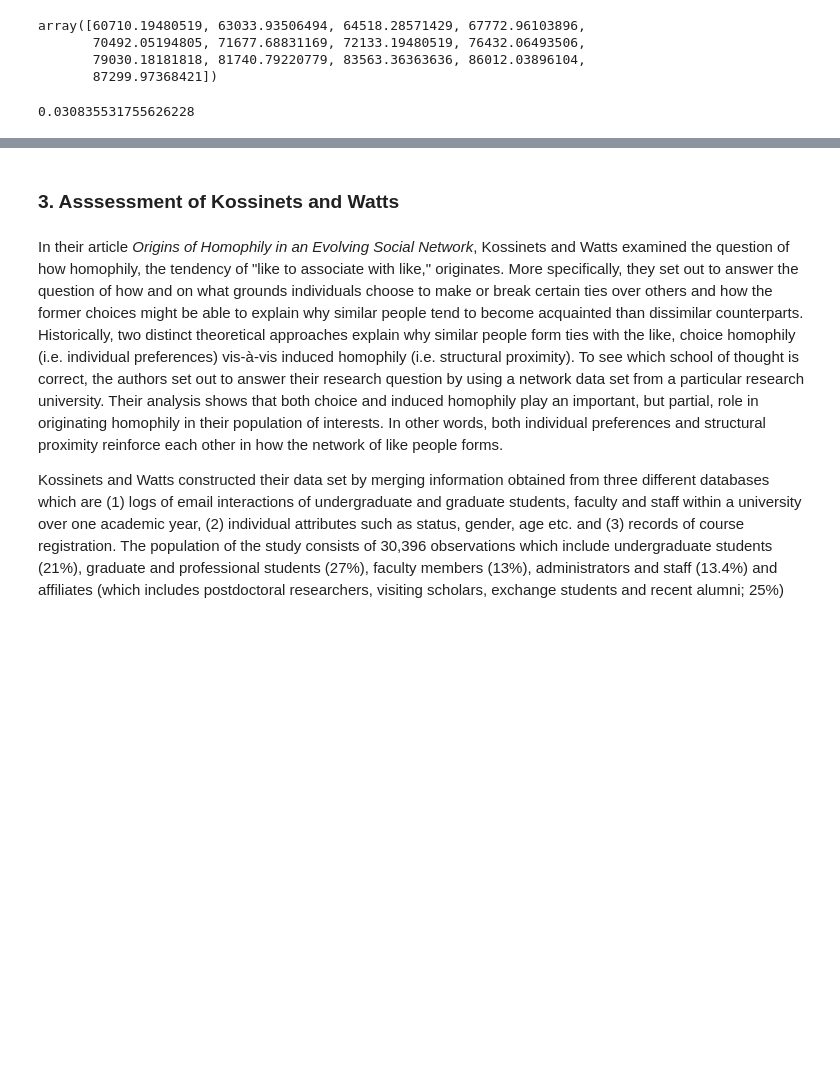
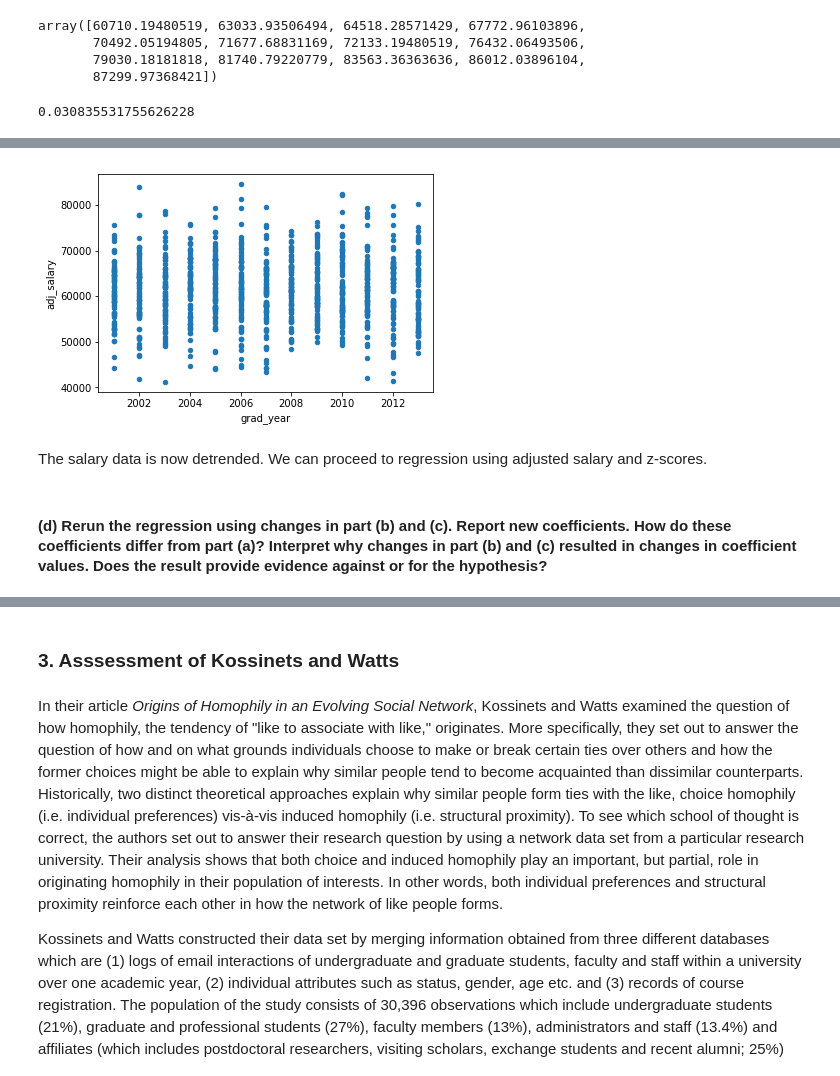
Before and after one commit to UC-MACSS/persp-analysis_A18, a Jupyter notebook: Assignments/A2/Sanittawan_Nikki_Tan_Assignment2.ipynb, the cells around one changed output, grey strips where cells are left out. Saved outputs shown, nothing was run; the diff lists cells and outputs as text; code cells hidden in the pictures; blank space fills up the shorter version.

```diff
--- a/Assignments/A2/Sanittawan_Nikki_Tan_Assignment2.ipynb
+++ b/Assignments/A2/Sanittawan_Nikki_Tan_Assignment2.ipynb
@@ -758,3 +758,5 @@ avg_growth_rate = ((avg_inc_by_year[1:] - avg_inc_by_year[:-1]) / avg_inc_by_yea
 avg_growth_rate
 # %% [output]
 0.030835531755626228
+# %%
+income_intel['adj_salary'] = income_intel['salary_p4'] / (1 + avg_growth_rate)**(income_intel['grad_year'] - 2001)
@@ -760,0 +781,12 @@ avg_growth_rate
+# %%
+# Make a scatter plot to see the change
+grad_year = income_intel['grad_year']
+salary = income_intel['adj_salary']
+income_intel.plot(x='grad_year', y='adj_salary', kind='scatter')
+plt.show()
+# %% [output]
+[figure, added]
+# %% [markdown]
+The salary data is now detrended. We can proceed to regression using adjusted salary and z-scores.
+# %% [markdown]
+#### (d) Rerun the regression using changes in part (b) and (c). Report new coefficients. How do these coefficients differ from part (a)? Interpret why changes in part (b) and (c) resulted in changes in coefficient values. Does the result provide evidence against or for the hypothesis?
```
Also changed, not shown: parts of 9 cells of this notebook.
